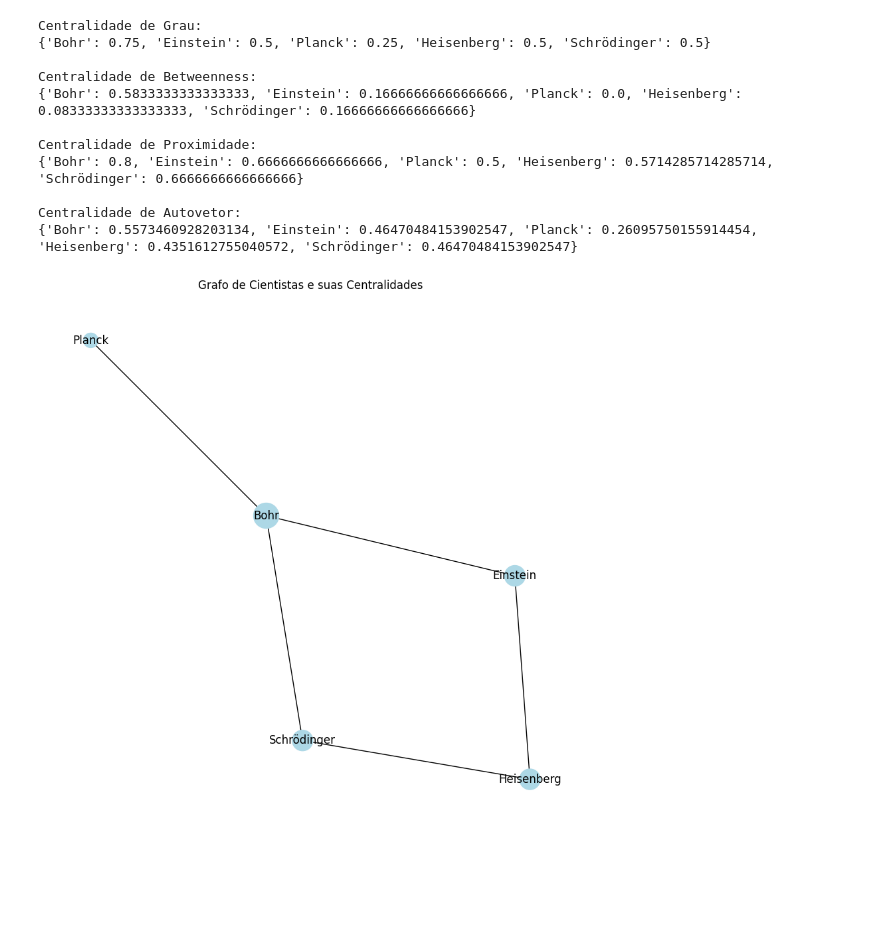
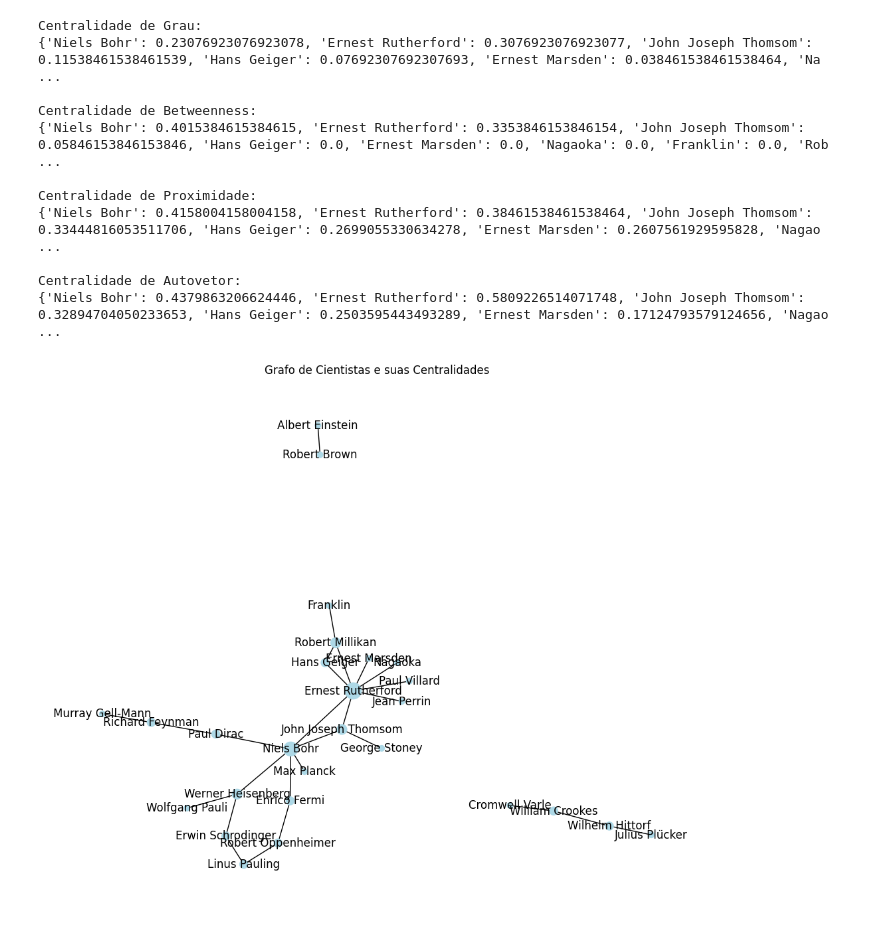
Before and after one commit to priscilahora/Atomic-Theory-Influence, a Jupyter notebook: analise_1.ipynb, the cells around one changed output. Drawn from its saved outputs; the diff is of its cells as text; code cells hidden in the pictures; blank space fills up the shorter version.

```diff
--- a/analise_1.ipynb
+++ b/analise_1.ipynb
@@ -1,59 +5,47 @@
+# %%
+node_df = pd.read_excel('scientists.xlsx', sheet_name='Nós')
+edge_df = pd.read_excel('scientists.xlsx', sheet_name='Arestas')
+# %%
+G = nx.Graph()
+
+for _, row in node_df.iterrows():
+    G.add_node(row['Cientista'])
+
+for _, row in edge_df.iterrows():
+    G.add_edge(row['Cientista Origem'], row['Cientista Destino'])
+
+degree_centrality = nx.degree_centrality(G)
+betweenness_centrality = nx.betweenness_centrality(G)
+closeness_centrality = nx.closeness_centrality(G)
+eigenvector_centrality = nx.eigenvector_centrality(G)
 # %%
-import networkx as nx
-import matplotlib.pyplot as plt
-
-# Criando o grafo
-G = nx.Graph()
-
-# Adicionando nós (cientistas)
-G.add_node('Bohr')
-G.add_node('Einstein')
-G.add_node('Planck')
-G.add_node('Heisenberg')
-G.add_node('Schrödinger')
-
-# Adicionando arestas (relações entre cientistas)
-G.add_edges_from([('Bohr', 'Einstein'),
-                  ('Bohr', 'Planck'),
-                  ('Einstein', 'Heisenberg'),
-                  ('Heisenberg', 'Schrödinger'),
-                  ('Schrödinger', 'Bohr')])
-
-# Calculando as métricas de centralidade
-degree_centrality = nx.degree_centrality(G)
-betweenness_centrality = nx.betweenness_centrality(G)
-closeness_centrality = nx.closeness_centrality(G)
-eigenvector_centrality = nx.eigenvector_centrality(G)
-
-# Exibindo os resultados
 print("Centralidade de Grau:")
 print(degree_centrality)
 
 print("\nCentralidade de Betweenness:")
 print(betweenness_centrality)
 
 print("\nCentralidade de Proximidade:")
 print(closeness_centrality)
 
 print("\nCentralidade de Autovetor:")
 print(eigenvector_centrality)
 
-# Exibindo o grafo com as centralidades de grau como tamanho dos nós
 node_sizes = [degree_centrality[node] * 1000 for node in G.nodes()]
-plt.figure(figsize=(8, 8))
+plt.figure(figsize=(10, 8))
 nx.draw(G, with_labels=True, node_size=node_sizes, node_color='lightblue', font_size=12)
 plt.title("Grafo de Cientistas e suas Centralidades")
 plt.show()
 # %% [output]
 Centralidade de Grau:
-{'Bohr': 0.75, 'Einstein': 0.5, 'Planck': 0.25, 'Heisenberg': 0.5, 'Schrödinger': 0.5}
+{'Niels Bohr': 0.23076923076923078, 'Ernest Rutherford': 0.3076923076923077, 'John Joseph Thomsom': 0.11538461538461539, 'Hans Geiger': 0.07692307692307693, 'Ernest Marsden': 0.038461538461538464, 'Na ...
 
 Centralidade de Betweenness:
-{'Bohr': 0.5833333333333333, 'Einstein': 0.16666666666666666, 'Planck': 0.0, 'Heisenberg': 0.08333333333333333, 'Schrödinger': 0.16666666666666666}
+{'Niels Bohr': 0.4015384615384615, 'Ernest Rutherford': 0.3353846153846154, 'John Joseph Thomsom': 0.05846153846153846, 'Hans Geiger': 0.0, 'Ernest Marsden': 0.0, 'Nagaoka': 0.0, 'Franklin': 0.0, 'Rob ...
 
 Centralidade de Proximidade:
-{'Bohr': 0.8, 'Einstein': 0.6666666666666666, 'Planck': 0.5, 'Heisenberg': 0.5714285714285714, 'Schrödinger': 0.6666666666666666}
+{'Niels Bohr': 0.4158004158004158, 'Ernest Rutherford': 0.38461538461538464, 'John Joseph Thomsom': 0.33444816053511706, 'Hans Geiger': 0.2699055330634278, 'Ernest Marsden': 0.2607561929595828, 'Nagao ...
 
 Centralidade de Autovetor:
-{'Bohr': 0.5573460928203134, 'Einstein': 0.46470484153902547, 'Planck': 0.26095750155914454, 'Heisenberg': 0.4351612755040572, 'Schrödinger': 0.46470484153902547}
+{'Niels Bohr': 0.4379863206624446, 'Ernest Rutherford': 0.5809226514071748, 'John Joseph Thomsom': 0.32894704050233653, 'Hans Geiger': 0.2503595443493289, 'Ernest Marsden': 0.17124793579124656, 'Nagao ...
-[figure, old version]
+[figure, new version]
```
Also changed, not shown: parts of 1 cell of this notebook.
